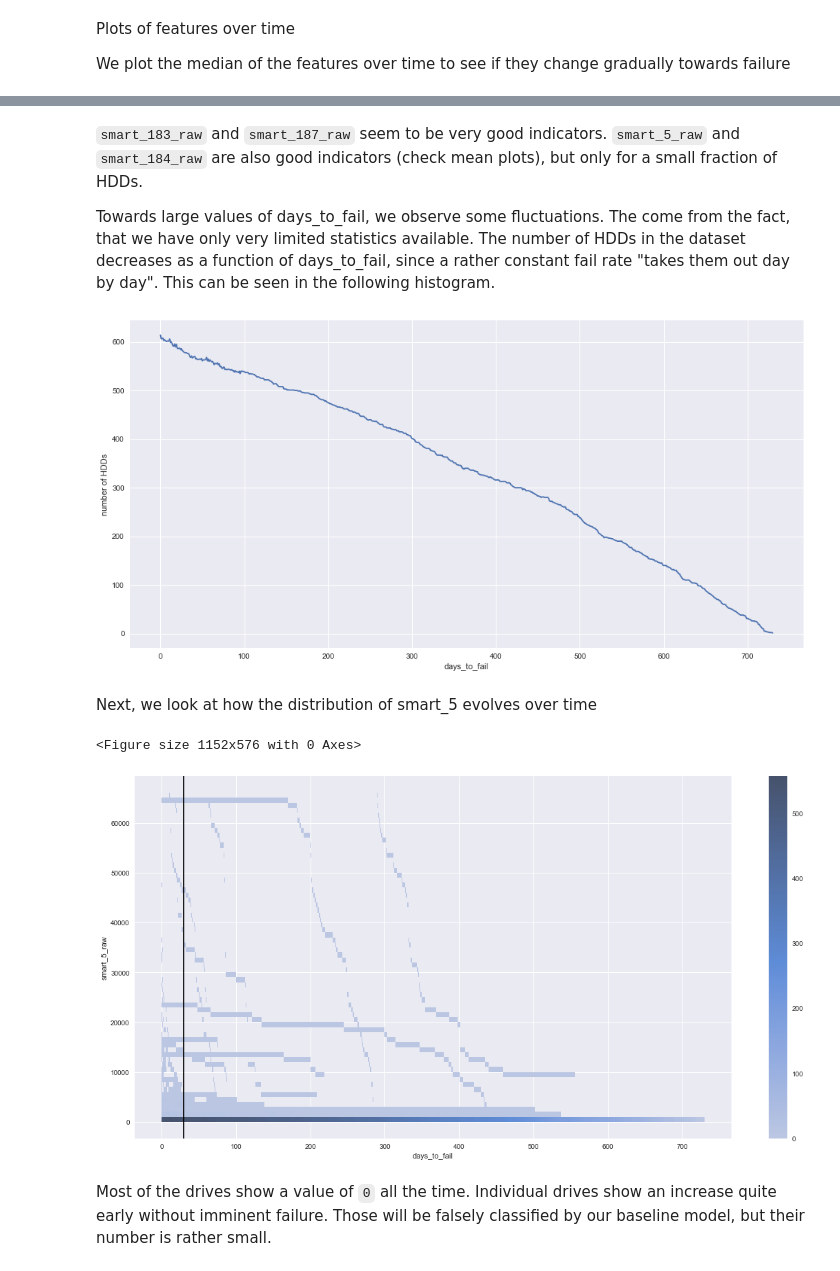
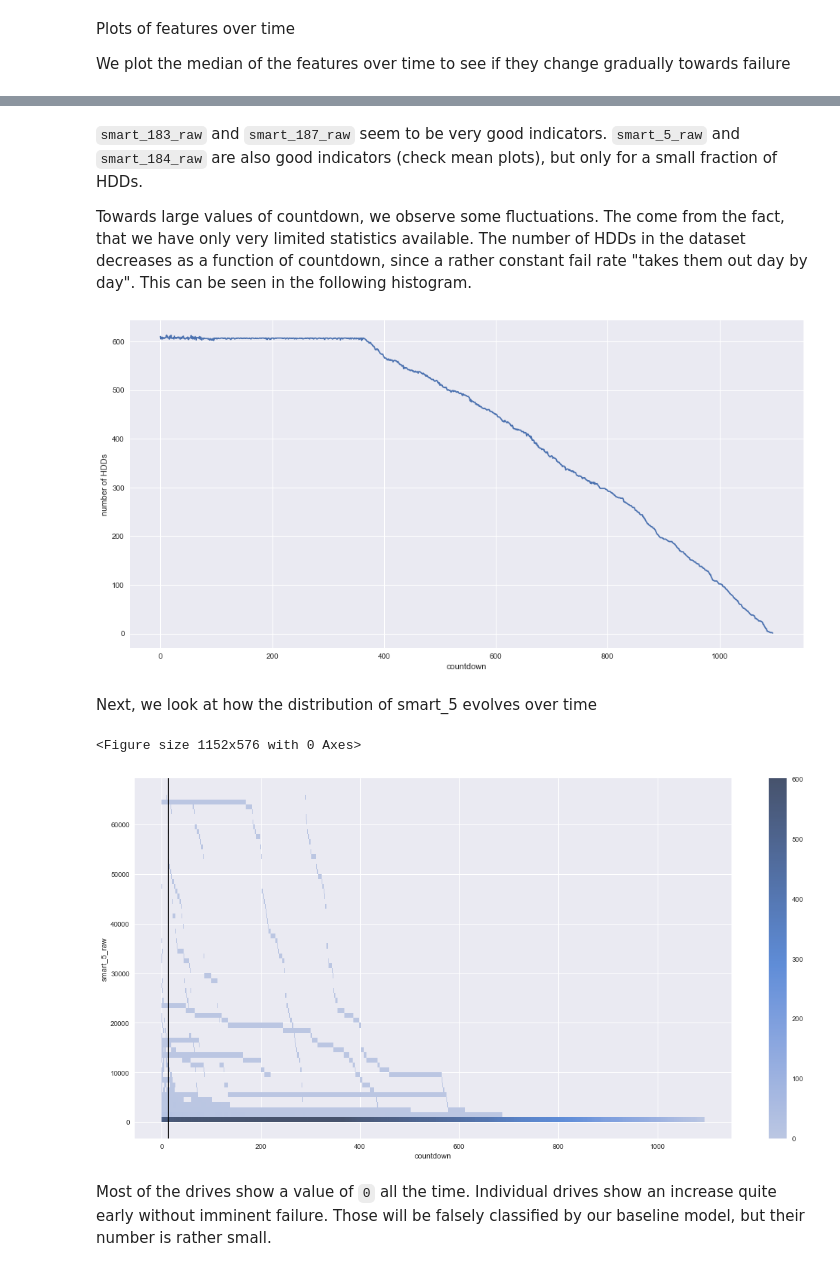
Before and after one commit to wcmphysics/DataScienceBootcamp-Capstone, a Jupyter notebook: notebooks/felix-baseline.ipynb, the cells around one changed output, grey strips where cells are left out. Drawn from its saved outputs; the diff is of its cells as text; code cells hidden in the pictures.

```diff
--- a/notebooks/felix-baseline.ipynb
+++ b/notebooks/felix-baseline.ipynb
@@ -117,4 +117,5 @@ sys.path.append("..")
 from src.data.preprocessing import load_preprocess_data
 
 repo_path = os.getcwd()+"/../"
-df_ = load_preprocess_data(path=repo_path)
+df = load_preprocess_data(path=repo_path)
+df.shape
@@ -150,23 +153,23 @@ for num, feat in enumerate(feats_bl):
 # %% [markdown]
 `smart_183_raw` and `smart_187_raw` seem to be very good indicators. `smart_5_raw` and `smart_184_raw` are also good indicators (check mean plots), but only for a small fraction of HDDs.
 
-Towards large values of days_to_fail, we observe some fluctuations. The come from the fact, that we have only very limited statistics available. The number of HDDs in the dataset decreases as a function of days_to_fail, since a rather constant fail rate "takes them out day by day". This can be seen in the following histogram.
+Towards large values of countdown, we observe some fluctuations. The come from the fact, that we have only very limited statistics available. The number of HDDs in the dataset decreases as a function of countdown, since a rather constant fail rate "takes them out day by day". This can be seen in the following histogram.
 # %%
 plt.figure(figsize=(16,8))
-# sns.lineplot(x=df.groupby("days_to_fail").count().index, y=df.groupby("days_to_fail").count().date)
-sns.lineplot(data=df.groupby("days_to_fail").count().date)
+# sns.lineplot(x=df.groupby("countdown").count().index, y=df.groupby("countdown").count().date)
+sns.lineplot(data=df.groupby("countdown").count().date)
 plt.ylabel("number of HDDs");
 # %% [output]
-[figure, old version]
+[figure, new version]
 # %% [markdown]
 Next, we look at how the distribution of smart_5 evolves over time
 # %%
 plt.figure(figsize=(16,8))
-sns.displot(x=df.days_to_fail, y=df.smart_5_raw, binwidth=(1, 1000), cbar=True, height=8, aspect=2)
+sns.displot(x=df.countdown, y=df.smart_5_raw, binwidth=(1, 1000), cbar=True, height=8, aspect=2)
 plt.axvline(x=time_window, c='k');
 # %% [output]
 <Figure size 1152x576 with 0 Axes>
-[figure, old version]
+[figure, new version]
 # %% [markdown]
 Most of the drives show a value of `0` all the time. Individual drives show an increase quite early without imminent failure. Those will be falsely classified by our baseline model, but their number is rather small.
 # %% [markdown]
```
Also changed, not shown: parts of 19 cells of this notebook.
